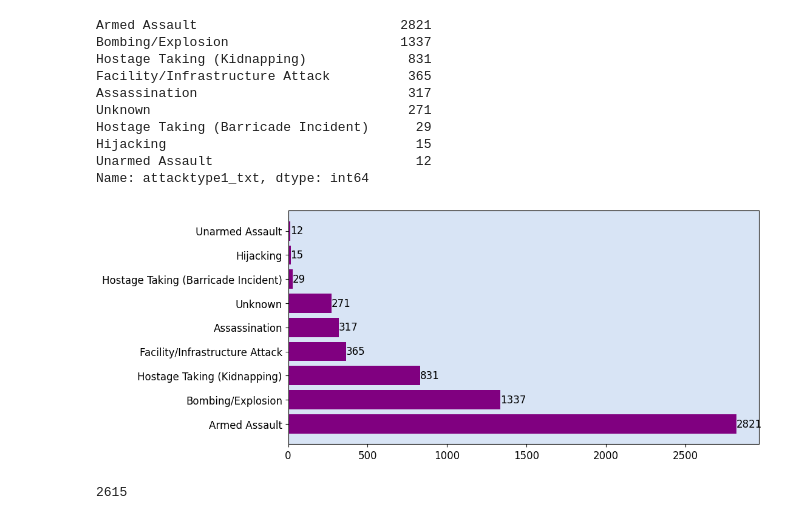
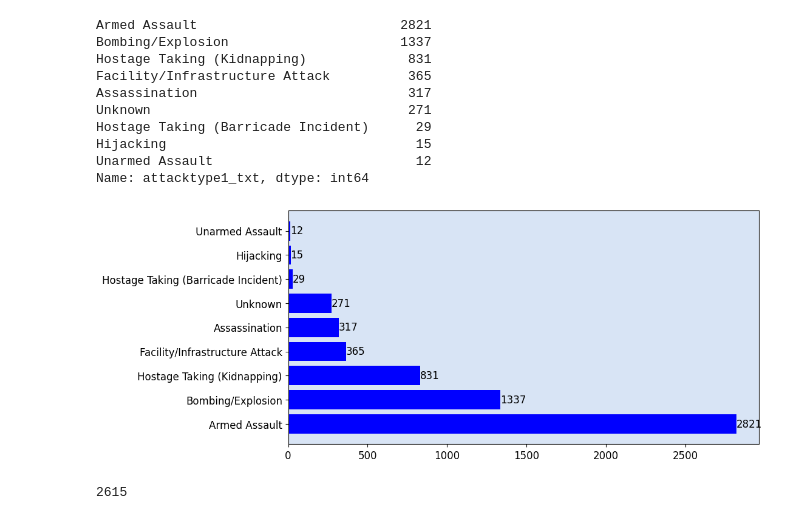
Before and after one commit to danishmeh/Project, a Jupyter notebook: omdena/3rd/terr.ipynb, the cells around one changed output. Drawn from its saved outputs; the diff is of its cells as text; code cells hidden in the pictures.

```diff
--- a/omdena/3rd/terr.ipynb
+++ b/omdena/3rd/terr.ipynb
@@ -176,15 +175,15 @@ Unarmed Assault                          12
 Name: attacktype1_txt, dtype: int64
 # %%
 plt.figure(figsize=(10,5))
-plt.barh(y=attacktype.index, width=attacktype.values,color='purple')
+plt.barh(y=attacktype.index, width=attacktype.values,color='blue')
 plt.gca().set_facecolor('#D8E4F5')
 # Display the values on the bars
 for i,count in enumerate(attacktype.values):
     plt.text(count,i,str(count),ha="left",va="center")
 
 plt.show()
 # %% [output]
-[figure, old version]
+[figure, new version]
 # %%
 print(df['city'].nunique())
 plt.figure(figsize=(10,5))
```
Also changed, not shown: parts of 3 cells of this notebook.
